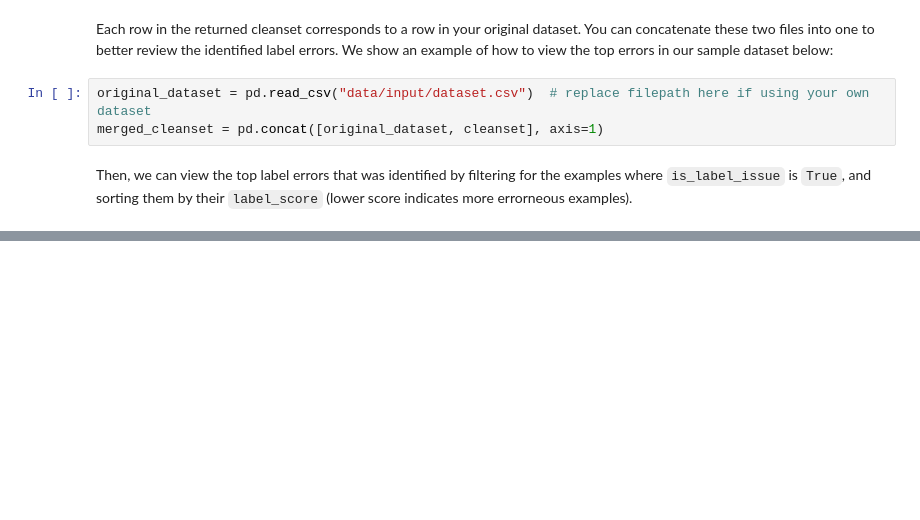
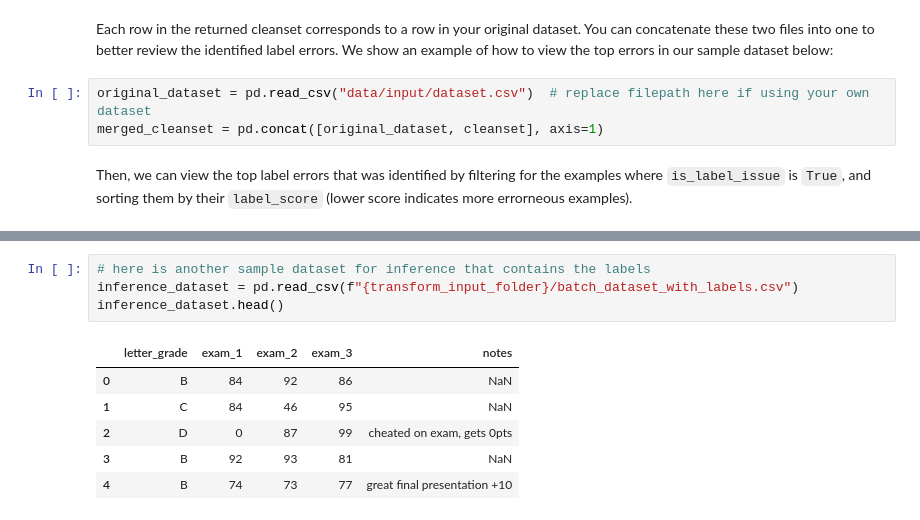
Before and after one commit to cleanlab/aws-marketplace, a Jupyter notebook: label-inspector/label_inspector.ipynb, the cells around one changed output, grey strips where cells are left out. Drawn from its saved outputs; the diff is of its cells as text; blank space fills up the shorter version.

```diff
--- a/label-inspector/label_inspector.ipynb
+++ b/label-inspector/label_inspector.ipynb
@@ -237,0 +256,11 @@ Alternatively, you can navigate to the [S3 Management Console](https://s3.consol
+# %%
+# here is another sample dataset for inference that contains the labels
+inference_dataset = pd.read_csv(f"{transform_input_folder}/batch_dataset_with_labels.csv")
+inference_dataset.head()
+# %% [output]
+|  | letter_grade | exam_1 | exam_2 | exam_3 | notes |
+| 0 | B | 84 | 92 | 86 | NaN |
+| 1 | C | 84 | 46 | 95 | NaN |
+| 2 | D | 0 | 87 | 99 | cheated on exam, gets 0pts |
+| 3 | B | 92 | 93 | 81 | NaN |
+| 4 | B | 74 | 73 | 77 | great final presentation +10 |
```
Also changed, not shown: parts of 66 cells of this notebook, 12 other files.
